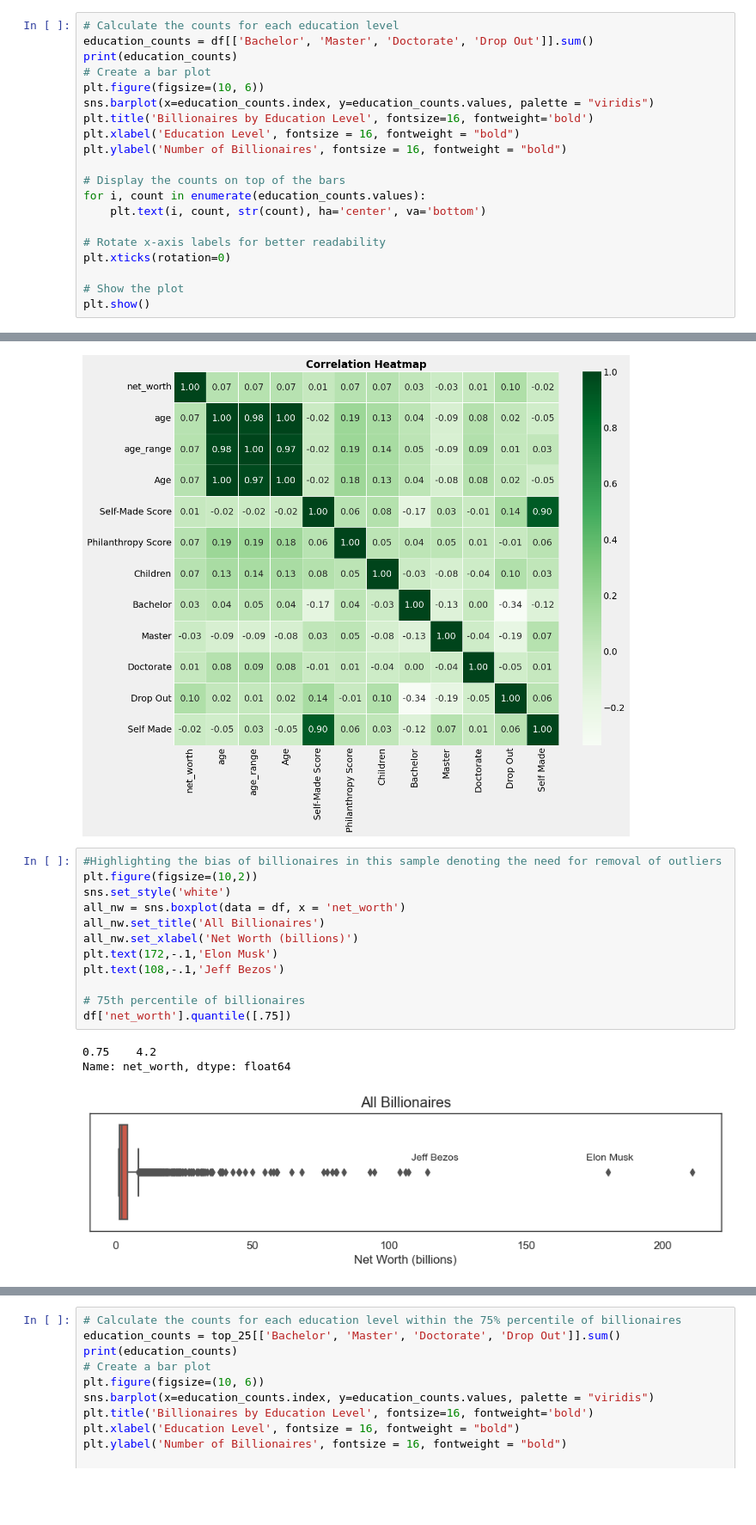
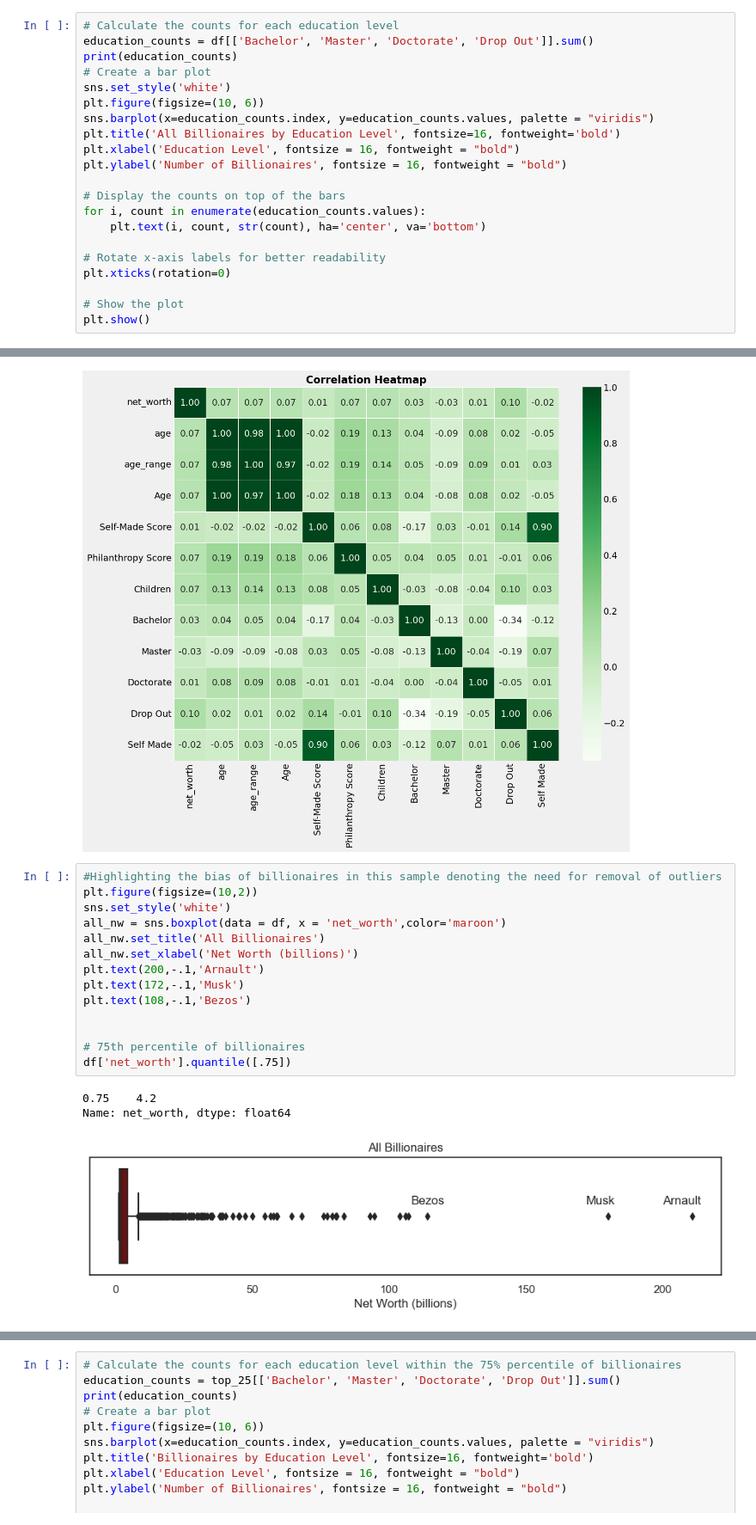
Before and after one commit to Spikes666/Data-Dive-3, a Jupyter notebook: main 2.ipynb, the cells around one changed output, grey strips where cells are left out. Shown at 86% size. Drawn from its saved outputs; the diff is of its cells as text; blank space fills up the shorter version.

```diff
--- a/main 2.ipynb
+++ b/main 2.ipynb
@@ -217,9 +217,10 @@ Education: Bachelor of Arts/Science, Harvard University; Drop Out, Stanford Univ
 education_counts = df[['Bachelor', 'Master', 'Doctorate', 'Drop Out']].sum()
 print(education_counts)
 # Create a bar plot
+sns.set_style('white')
 plt.figure(figsize=(10, 6))
 sns.barplot(x=education_counts.index, y=education_counts.values, palette = "viridis")
-plt.title('Billionaires by Education Level', fontsize=16, fontweight='bold')
+plt.title('All Billionaires by Education Level', fontsize=16, fontweight='bold')
 plt.xlabel('Education Level', fontsize = 16, fontweight = "bold")
 plt.ylabel('Number of Billionaires', fontsize = 16, fontweight = "bold")
 
@@ -310,19 +311,21 @@ plt.show()
 # %%
 #Highlighting the bias of billionaires in this sample denoting the need for removal of outliers
 plt.figure(figsize=(10,2))
 sns.set_style('white')
-all_nw = sns.boxplot(data = df, x = 'net_worth')
+all_nw = sns.boxplot(data = df, x = 'net_worth',color='maroon')
 all_nw.set_title('All Billionaires')
 all_nw.set_xlabel('Net Worth (billions)')
-plt.text(172,-.1,'Elon Musk')
-plt.text(108,-.1,'Jeff Bezos')
+plt.text(200,-.1,'Arnault')
+plt.text(172,-.1,'Musk')
+plt.text(108,-.1,'Bezos')
+
 
 # 75th percentile of billionaires
 df['net_worth'].quantile([.75])
 # %% [output]
 0.75    4.2
 Name: net_worth, dtype: float64
-[figure, old version]
+[figure, new version]
 # %%
 #Seperating the data into 75th percentile and top 25%
 new_df = df[df['net_worth']<=4.2]
```
Also changed, not shown: parts of 7 cells of this notebook.
